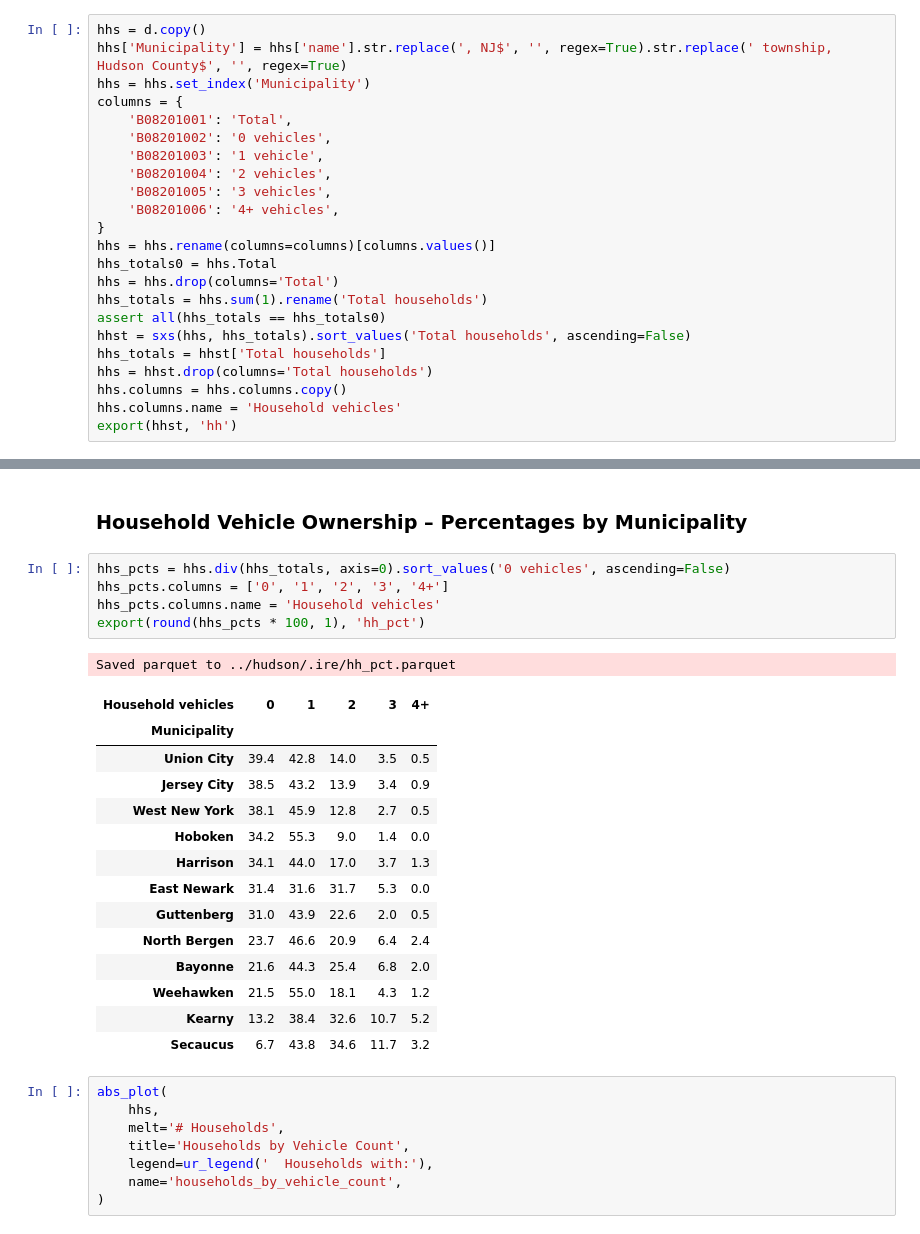
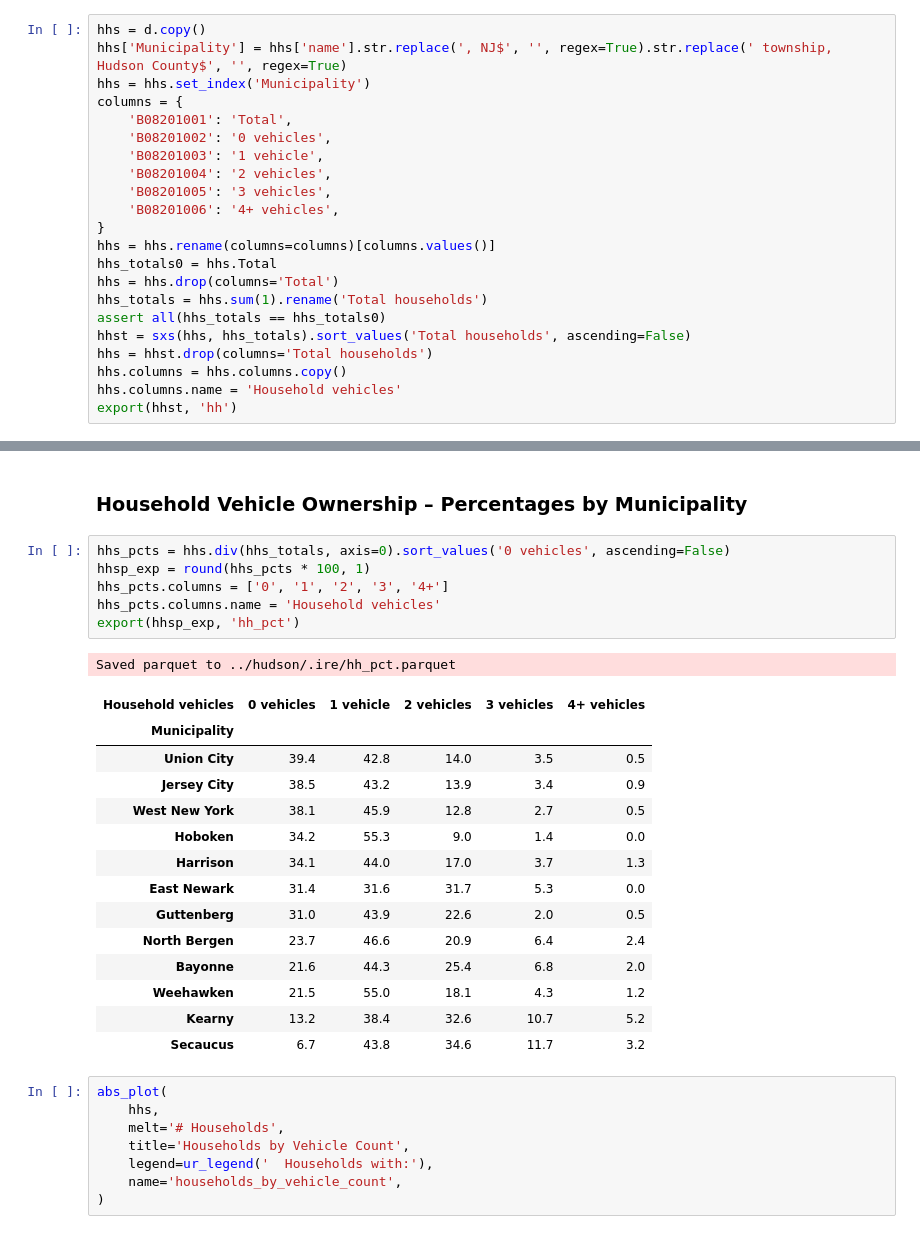
Before and after one commit to hudcostreets/household-vehicles, a Jupyter notebook: nbs/Hudson County.ipynb, the cells around one changed output, grey strips where cells are left out. Saved outputs shown, nothing was run; the diff lists cells and outputs as text.

```diff
--- a/nbs/Hudson County.ipynb
+++ b/nbs/Hudson County.ipynb
@@ -57,7 +57,6 @@ hhs = hhs.drop(columns='Total')
 hhs_totals = hhs.sum(1).rename('Total households')
 assert all(hhs_totals == hhs_totals0)
 hhst = sxs(hhs, hhs_totals).sort_values('Total households', ascending=False)
-hhs_totals = hhst['Total households']
 hhs = hhst.drop(columns='Total households')
 hhs.columns = hhs.columns.copy()
 hhs.columns.name = 'Household vehicles'
@@ -86,12 +85,13 @@ hhs_totals.sum()
 ### Household Vehicle Ownership – Percentages by Municipality
 # %%
 hhs_pcts = hhs.div(hhs_totals, axis=0).sort_values('0 vehicles', ascending=False)
+hhsp_exp = round(hhs_pcts * 100, 1)
 hhs_pcts.columns = ['0', '1', '2', '3', '4+']
 hhs_pcts.columns.name = 'Household vehicles'
-export(round(hhs_pcts * 100, 1), 'hh_pct')
+export(hhsp_exp, 'hh_pct')
 # %% [output]
 Saved parquet to ../hudson/.ire/hh_pct.parquet
-| Household vehicles | 0 | 1 | 2 | 3 | 4+ |
+| Household vehicles | 0 vehicles | 1 vehicle | 2 vehicles | 3 vehicles | 4+ vehicles |
 | Municipality |  |  |  |  |  |
 | Union City | 39.4 | 42.8 | 14.0 | 3.5 | 0.5 |
 | Jersey City | 38.5 | 43.2 | 13.9 | 3.4 | 0.9 |
```
Also changed, not shown: 7 other files.
